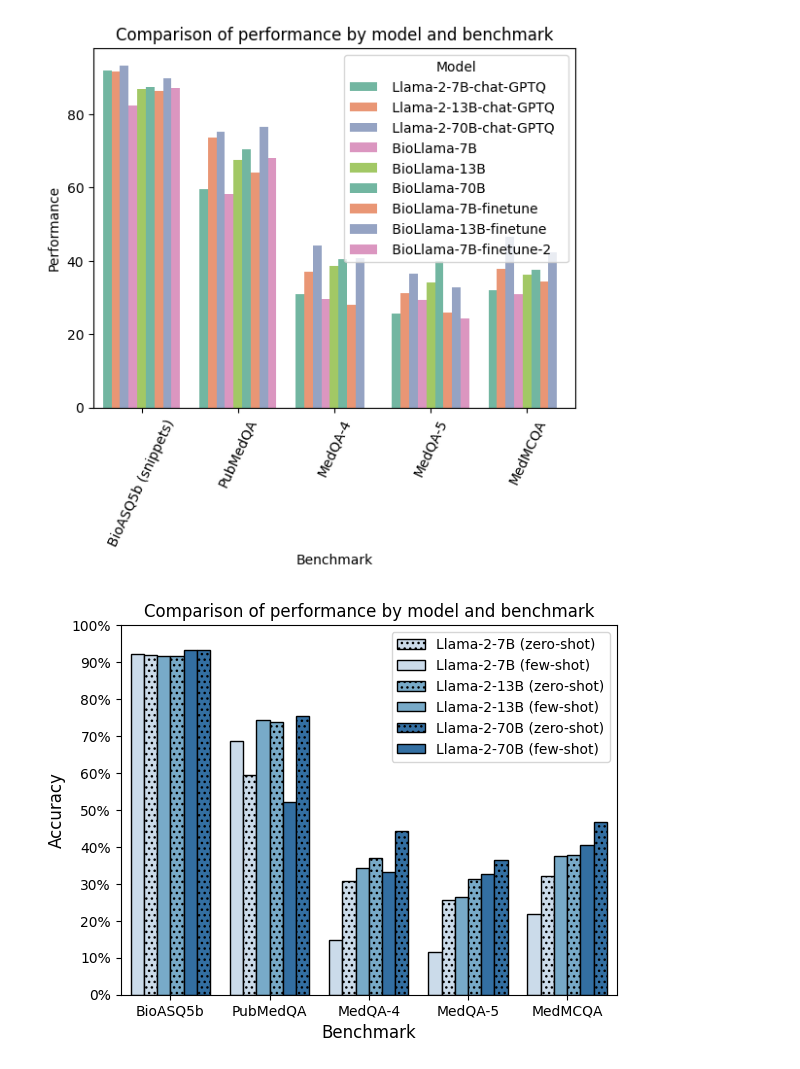
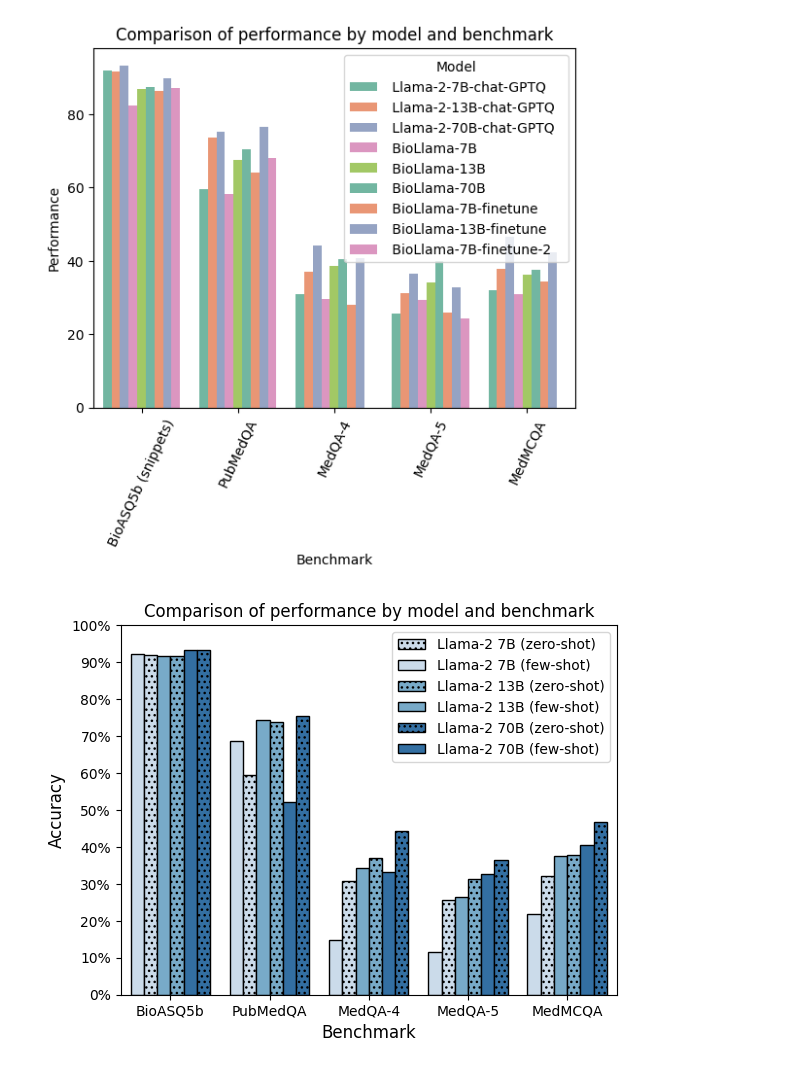
Before and after one commit to Neelectric/BioLlama, a Jupyter notebook: graphs&tables.ipynb, the cells around one changed output. Saved outputs shown, nothing was run; the diff lists cells and outputs as text; code cells hidden in the pictures.

Commit message:
new plots!

```diff
--- a/graphs&tables.ipynb
+++ b/graphs&tables.ipynb
@@ -436,12 +436,12 @@ The palette list has fewer values (5) than needed (9) and will cycle, which may
 results_zs = """
 | Model                   | BioASQ5b (snippets)   | PubMedQA   | MedQA-4   | MedQA-5   | MedMCQA   |
 |:------------------------|:----------------------|:-----------|:----------|:----------|:----------|
-| Llama-2-7B (zero-shot)  | 92.13                 | 68.6       | 14.7      | 11.5      | 21.8      |
-| Llama-2-7B (few-shot)   | 91.91                 | 59.49      | 30.9      | 25.6      | 32.1      |
-| Llama-2-13B (zero-shot) | 91.7                  | 74.2       | 34.4      | 26.4      | 37.6      |
-| Llama-2-13B (few-shot)  | 91.70                 | 73.74      | 36.9      | 31.3      | 37.8      |
-| Llama-2-70B (zero-shot) | 93.4                  | 52.1       | 33.3      | 32.7      | 40.6      |
-| Llama-2-70B (few-shot)  | 93.4                  | 75.35      | 44.3      | 36.4      | 46.6      |
+| Llama-2 7B (zero-shot)  | 92.13                 | 68.6       | 14.7      | 11.5      | 21.8      |
+| Llama-2 7B (few-shot)   | 91.91                 | 59.49      | 30.9      | 25.6      | 32.1      |
+| Llama-2 13B (zero-shot) | 91.7                  | 74.2       | 34.4      | 26.4      | 37.6      |
+| Llama-2 13B (few-shot)  | 91.70                 | 73.74      | 36.9      | 31.3      | 37.8      |
+| Llama-2 70B (zero-shot) | 93.4                  | 52.1       | 33.3      | 32.7      | 40.6      |
+| Llama-2 70B (few-shot)  | 93.4                  | 75.35      | 44.3      | 36.4      | 46.6      |
 """
 # convert the above string into a dataframe
 import pandas as pd
@@ -494,31 +494,31 @@ for i, thisbar in enumerate(plt.gca().patches):
         set_hatch = True
     hatcher += 1
     if set_hatch:
         thisbar.set_hatch(hatches[0])
     else:
         thisbar.set_hatch(hatches[1])
     thisbar.set_edgecolor('black')
     # print(i, set_hatch, thisbar)
 
 handles, labels = plt.gca().get_legend_handles_labels()
 new_handles = []
 for i, handle in enumerate(handles):
     if i %2:
         handle.set_hatch(hatches[1])
     else:
         handle.set_hatch(hatches[0])
     new_handles.append(handle)
 plt.gca().get_legend().remove()
 plt.legend(new_handles, labels, loc='upper right')
 # increase y label tick frequency
 plt.yticks(np.arange(0, 101, 10))
 # add "%" to the y ticks
 plt.gca().set_yticklabels(['{:.0f}%'.format(x) for x in plt.gca().get_yticks()])
 plt.xticks(rotation=0)
 plt.title("Comparison of performance by model and benchmark")
 plt.xlabel("Benchmark", fontsize=12)
 plt.ylabel("Accuracy", fontsize=12)
 # Show the chart
 plt.show()
 # %% [output]
-[figure, old version]
+[figure, new version]
```
Also changed, not shown: parts of 2 cells of this notebook, 4 other files.
